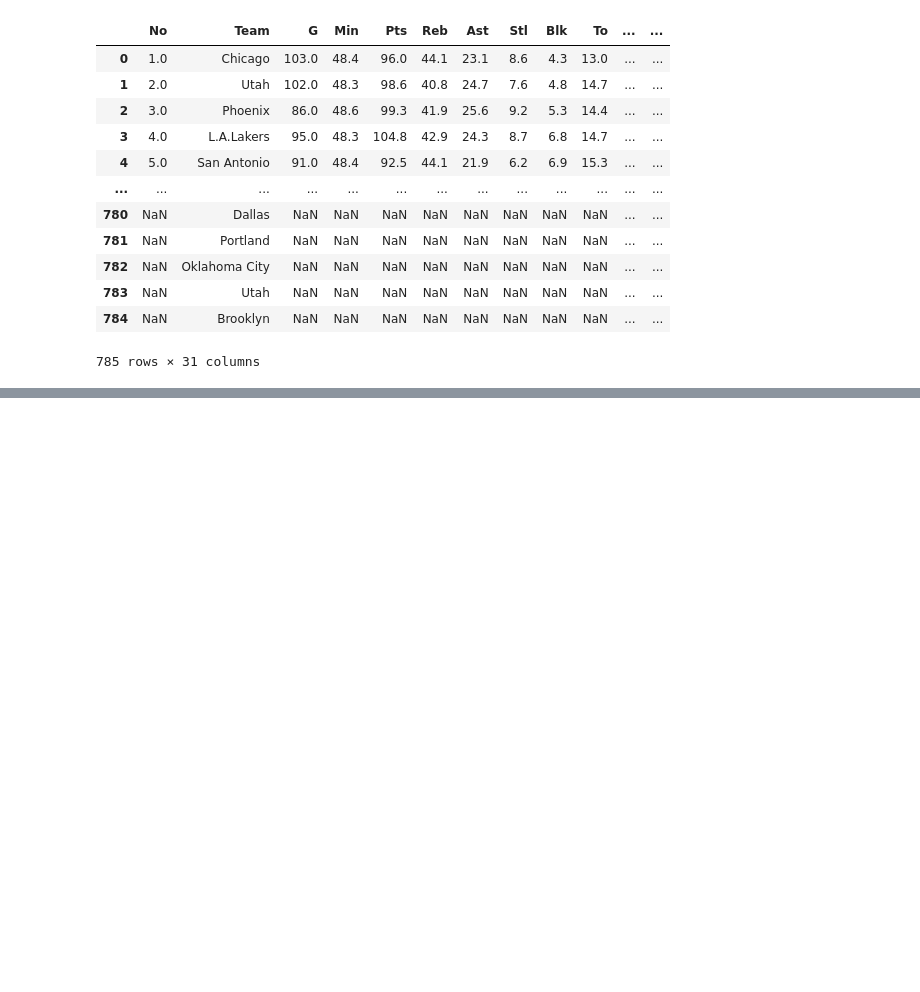
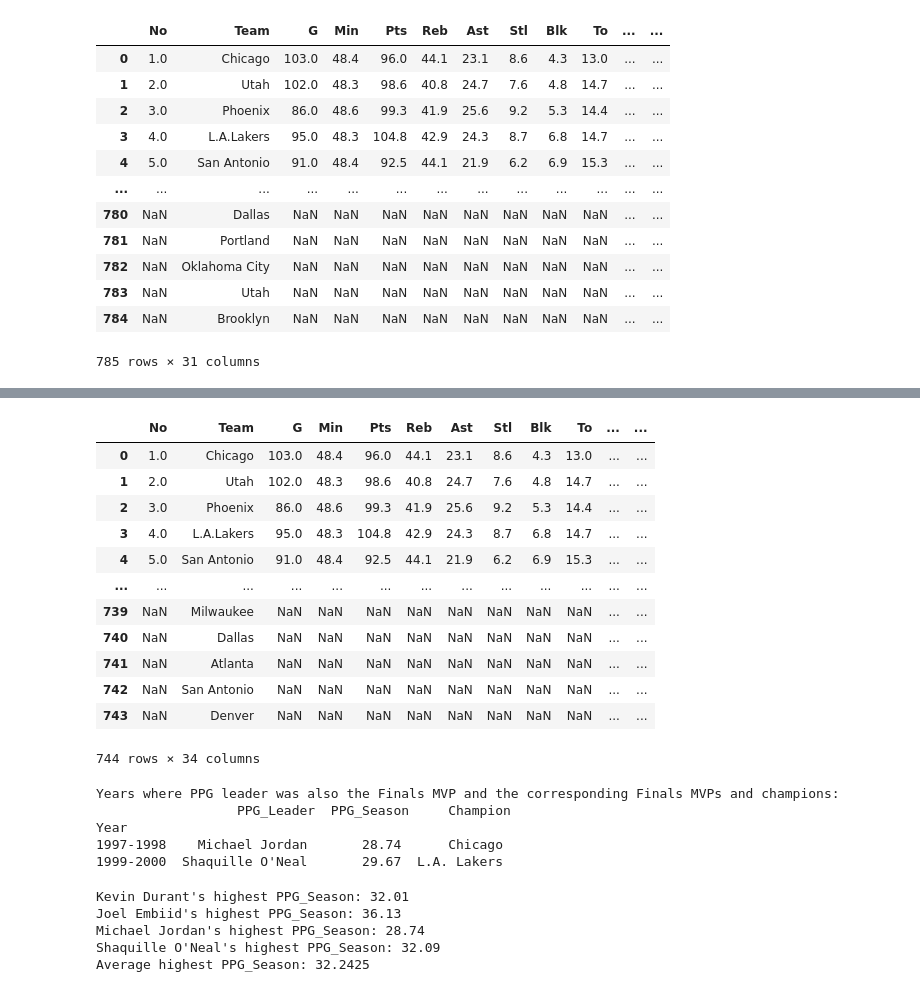
Before and after one commit to ttumlin/NBAO_Offense_88_22, a Jupyter notebook: NBA Offense By Year.ipynb, the cells around one changed output, grey strips where cells are left out. Drawn from its saved outputs; the diff is of its cells as text; code cells hidden in the pictures; blank space fills up the shorter version.

```diff
--- a/NBA Offense By Year.ipynb
+++ b/NBA Offense By Year.ipynb
@@ -581,0 +614,63 @@ Kobe Bryant was the overall points leader 3 times during the years 2002-2003, 20
+# %%
+import pandas as pd
+
+# read the CSV file as dataframe 6
+df6 = pd.read_csv(r'C:\Users\tyler\Desktop\Python\Personal\NBA\NBA_Champions.csv')
+
+# merge the two dataframes on the 'Year' column
+NBA_Offense_Champions = pd.merge(NBA_Offense_with_Season, df6, on='Year')
+
+# drop the 'Unnamed: 4' column
+NBA_Offense_Champions = NBA_Offense_Champions.drop('Unnamed: 4', axis=1)
+
+# display the modified dataframe
+display(NBA_Offense_Champions)
+# %% [output]
+|  | No | Team | G | Min | Pts | Reb | Ast | Stl | Blk | To | ... | ... |
+| 0 | 1.0 | Chicago | 103.0 | 48.4 | 96.0 | 44.1 | 23.1 | 8.6 | 4.3 | 13.0 | ... | ... |
+| 1 | 2.0 | Utah | 102.0 | 48.3 | 98.6 | 40.8 | 24.7 | 7.6 | 4.8 | 14.7 | ... | ... |
+| 2 | 3.0 | Phoenix | 86.0 | 48.6 | 99.3 | 41.9 | 25.6 | 9.2 | 5.3 | 14.4 | ... | ... |
+| 3 | 4.0 | L.A.Lakers | 95.0 | 48.3 | 104.8 | 42.9 | 24.3 | 8.7 | 6.8 | 14.7 | ... | ... |
+| 4 | 5.0 | San Antonio | 91.0 | 48.4 | 92.5 | 44.1 | 21.9 | 6.2 | 6.9 | 15.3 | ... | ... |
+| ... | ... | ... | ... | ... | ... | ... | ... | ... | ... | ... | ... | ... |
+| 739 | NaN | Milwaukee | NaN | NaN | NaN | NaN | NaN | NaN | NaN | NaN | ... | ... |
+| 740 | NaN | Dallas | NaN | NaN | NaN | NaN | NaN | NaN | NaN | NaN | ... | ... |
+| 741 | NaN | Atlanta | NaN | NaN | NaN | NaN | NaN | NaN | NaN | NaN | ... | ... |
+| 742 | NaN | San Antonio | NaN | NaN | NaN | NaN | NaN | NaN | NaN | NaN | ... | ... |
+| 743 | NaN | Denver | NaN | NaN | NaN | NaN | NaN | NaN | NaN | NaN | ... | ... |
+744 rows × 34 columns
+# %%
+# filter the merged dataframe to show only the years where PPG leader was also the Finals MVP
+filtered_df = NBA_Offense_Champions[NBA_Offense_Champions['PPG_Leader'] == NBA_Offense_Champions['Finals_MVP']][['Year', 'PPG_Leader', 'PPG_Season', 'Finals_MVP', 'Champion']]
+
+# group the filtered dataframe by year and display the unique years and corresponding Finals MVPs
+grouped_df = filtered_df.groupby('Year').agg({'PPG_Leader': 'first', 'PPG_Season': 'first', 'Champion': 'first'})
+print("Years where PPG leader was also the Finals MVP and the corresponding Finals MVPs and champions:\n", grouped_df)
+# %% [output]
+Years where PPG leader was also the Finals MVP and the corresponding Finals MVPs and champions:
+                  PPG_Leader  PPG_Season     Champion
+Year
+1997-1998    Michael Jordan       28.74      Chicago
+1999-2000  Shaquille O'Neal       29.67  L.A. Lakers
+# %%
+# find Kevin Durant and Joel Embiid's highest PPG_Season
+kd_ppg = NBA_Offense_Champions[NBA_Offense_Champions['PPG_Player'] == 'Kevin Durant']['PPG_Season'].max()
+je_ppg = NBA_Offense_Champions[NBA_Offense_Champions['PPG_Player'] == 'Joel Embiid']['PPG_Season'].max()
+mj_ppg = NBA_Offense_Champions[NBA_Offense_Champions['PPG_Player'] == 'Michael Jordan']['PPG_Season'].max()
+so_ppg = NBA_Offense_Champions[NBA_Offense_Champions['PPG_Player'] == 'Shaquille O\'Neal']['PPG_Season'].max()
+
+# calculate the average
+avg_ppg = (kd_ppg + je_ppg + mj_ppg + so_ppg) / 4
+
+# print the results
+print("Kevin Durant's highest PPG_Season:", kd_ppg)
+print("Joel Embiid's highest PPG_Season:", je_ppg)
+print("Michael Jordan's highest PPG_Season:", mj_ppg)
+print("Shaquille O'Neal's highest PPG_Season:", so_ppg)
+print("Average highest PPG_Season:", avg_ppg)
+# %% [output]
+Kevin Durant's highest PPG_Season: 32.01
+Joel Embiid's highest PPG_Season: 36.13
+Michael Jordan's highest PPG_Season: 28.74
+Shaquille O'Neal's highest PPG_Season: 32.09
+Average highest PPG_Season: 32.2425
```
Also changed, not shown: parts of 19 cells of this notebook.
